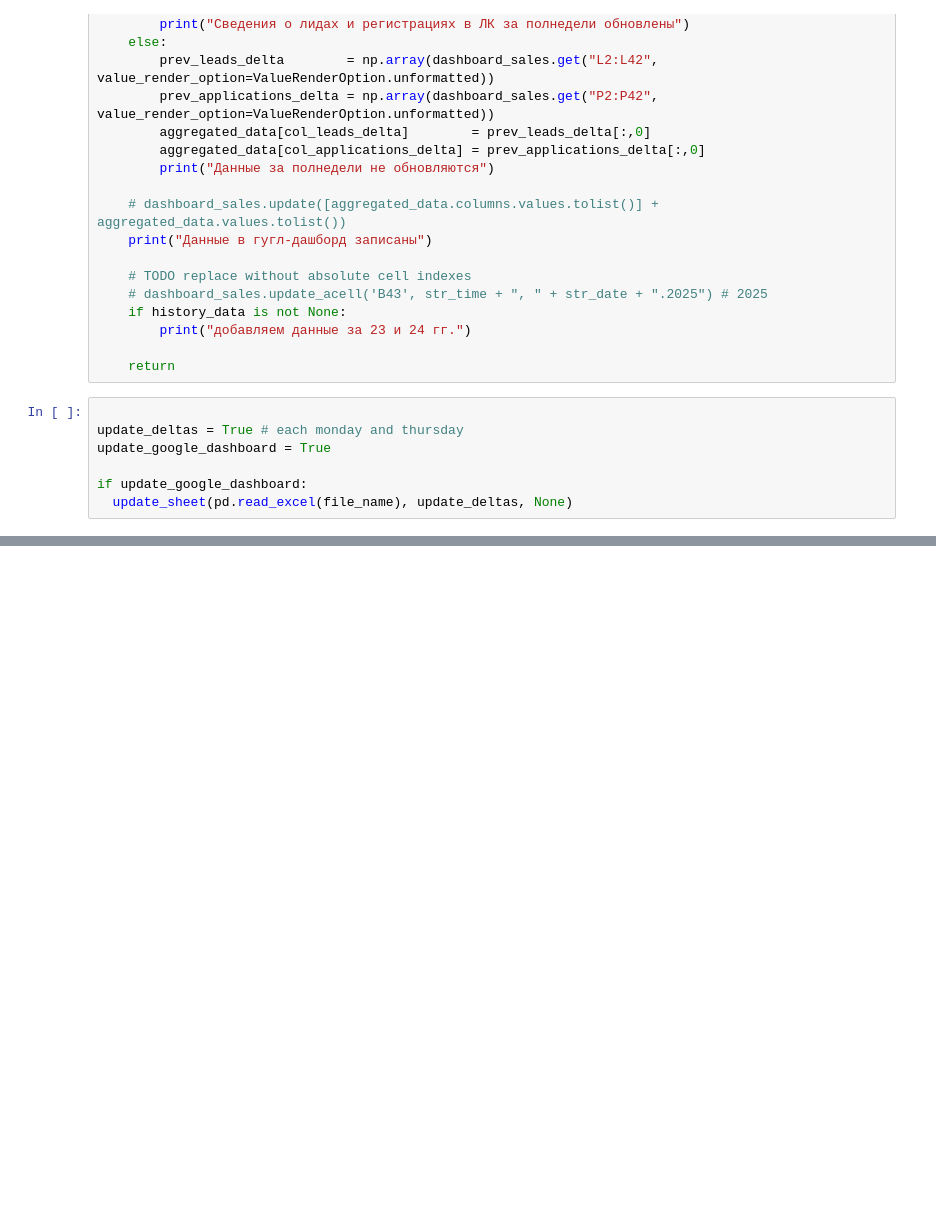
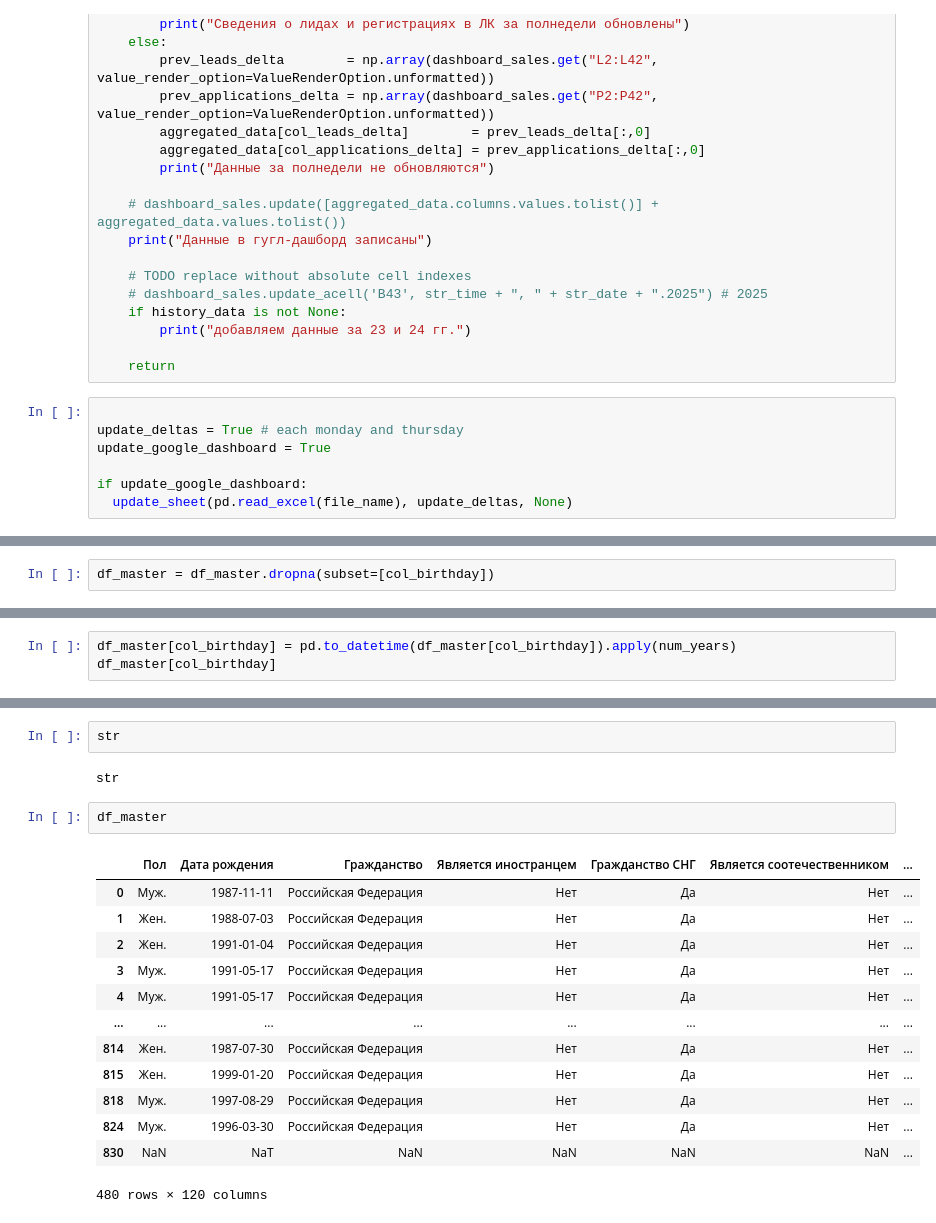
Before and after one commit to iasonov/HSE_dashboard, a Jupyter notebook: src/test.ipynb, the cells around one changed output, grey strips where cells are left out. Cells and saved outputs as stored; diff of their text form; blank space fills up the shorter version.

```diff
--- a/src/test.ipynb
+++ b/src/test.ipynb
@@ -1499,0 +1936,2 @@ if update_google_dashboard:
+# %%
+df_master = df_master.dropna(subset=[col_birthday])
@@ -1499,0 +1946,3 @@ if update_google_dashboard:
+# %%
+df_master[col_birthday] = pd.to_datetime(df_master[col_birthday]).apply(num_years)
+df_master[col_birthday]
@@ -1499,0 +2035,20 @@ if update_google_dashboard:
+# %%
+str
+# %% [output]
+str
+# %%
+df_master
+# %% [output]
+|  | Пол | Дата рождения | Гражданство | Является иностранцем | Гражданство СНГ | Является соотечественником | ... |
+| 0 | Муж. | 1987-11-11 | Российская Федерация | Нет | Да | Нет | ... |
+| 1 | Жен. | 1988-07-03 | Российская Федерация | Нет | Да | Нет | ... |
+| 2 | Жен. | 1991-01-04 | Российская Федерация | Нет | Да | Нет | ... |
+| 3 | Муж. | 1991-05-17 | Российская Федерация | Нет | Да | Нет | ... |
+| 4 | Муж. | 1991-05-17 | Российская Федерация | Нет | Да | Нет | ... |
+| ... | ... | ... | ... | ... | ... | ... | ... |
+| 814 | Жен. | 1987-07-30 | Российская Федерация | Нет | Да | Нет | ... |
+| 815 | Жен. | 1999-01-20 | Российская Федерация | Нет | Да | Нет | ... |
+| 818 | Муж. | 1997-08-29 | Российская Федерация | Нет | Да | Нет | ... |
+| 824 | Муж. | 1996-03-30 | Российская Федерация | Нет | Да | Нет | ... |
+| 830 | NaN | NaT | NaN | NaN | NaN | NaN | ... |
+480 rows × 120 columns
```
Also changed, not shown: parts of 29 cells of this notebook, 7 other files.
